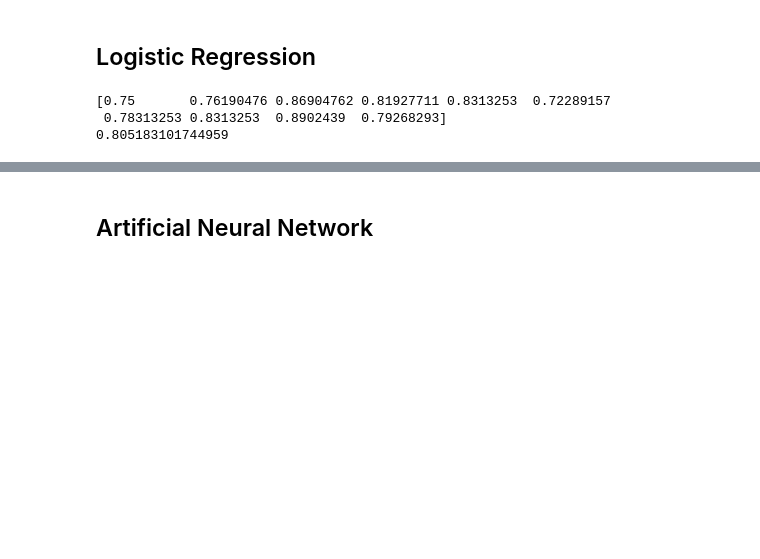
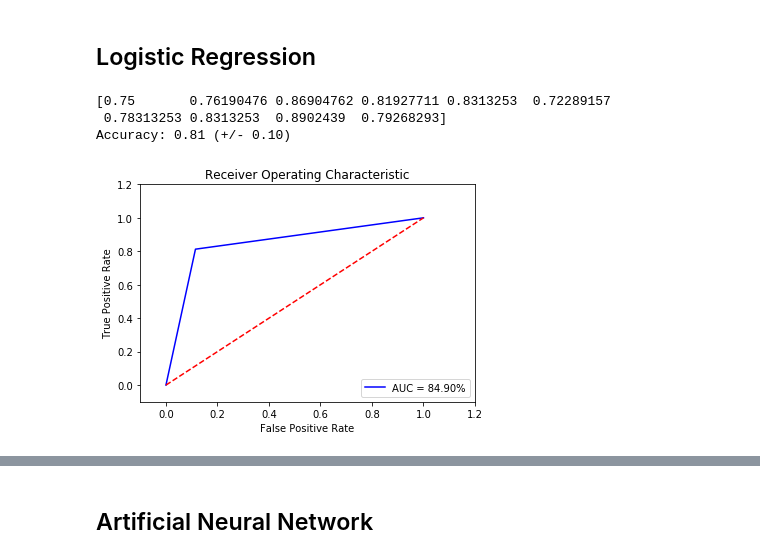
Before and after one commit to Sobiam1/Breast-Cancer-Classification-Using-Mammography-Masses-Results, a Jupyter notebook: Mammographic_Mass_Classification.ipynb, the cells around one changed output, grey strips where cells are left out. Cells and saved outputs as stored; diff of their text form; code cells hidden in the pictures; blank space fills up the shorter version.

```diff
--- a/Mammographic_Mass_Classification.ipynb
+++ b/Mammographic_Mass_Classification.ipynb
@@ -339,19 +448,36 @@ createROC(y_pred, y_test)
 # %% [markdown]
 ## Logistic Regression
 # %%
-# Build the logistic regression model
-
 from sklearn import linear_model
 
+# Build the logistic regression model
 lr = linear_model.LogisticRegression(C=1e5, solver='lbfgs')
+
+# Fit the model
 lr = lr.fit(X_train, y_train)
 
+# Predict the results
 y_pred = lr.predict(X_test)
 
+# Evaluates the accuracy of our prediction on the test set
 scores = model_selection.cross_val_score(lr, X, y, cv=10)
 print(scores)
-print(scores.mean())
+# The mean score and the 95% confidence interval of the score estimate
+print("Accuracy: %0.2f (+/- %0.2f)" % (scores.mean(), scores.std() * 2))
+
+## Adding the results to a new dictionary to compare at the end
+model = {}
+model['label'] = 'Logistic Regression'
+model['pred'] = y_pred
+model['acc'] = accuracy_score(y_test, y_pred)
+
+models.append(model)
+#print(models)
 # %% [output]
 [0.75       0.76190476 0.86904762 0.81927711 0.8313253  0.72289157
  0.78313253 0.8313253  0.8902439  0.79268293]
-0.805183101744959
+Accuracy: 0.81 (+/- 0.10)
+# %%
+createROC(y_pred, y_test)
+# %% [output]
+[figure, added]
```
Also changed, not shown: parts of 31 cells of this notebook.
